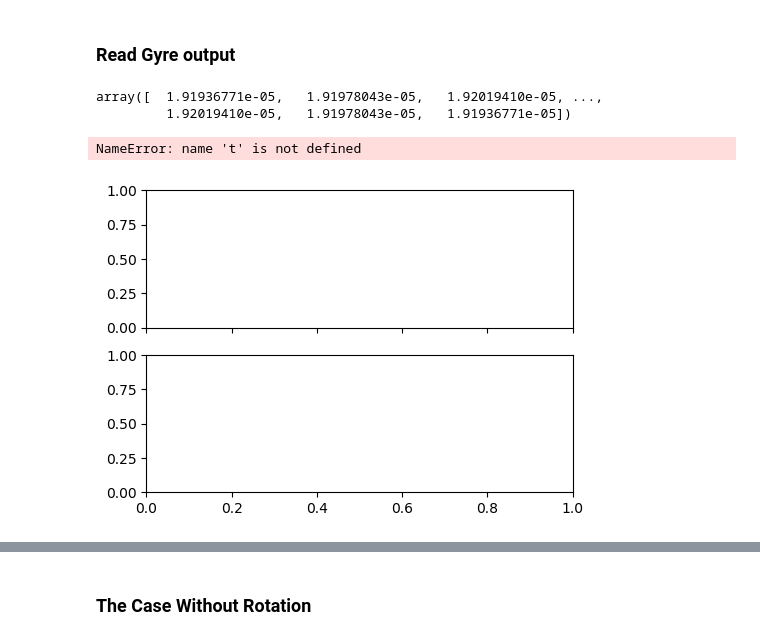
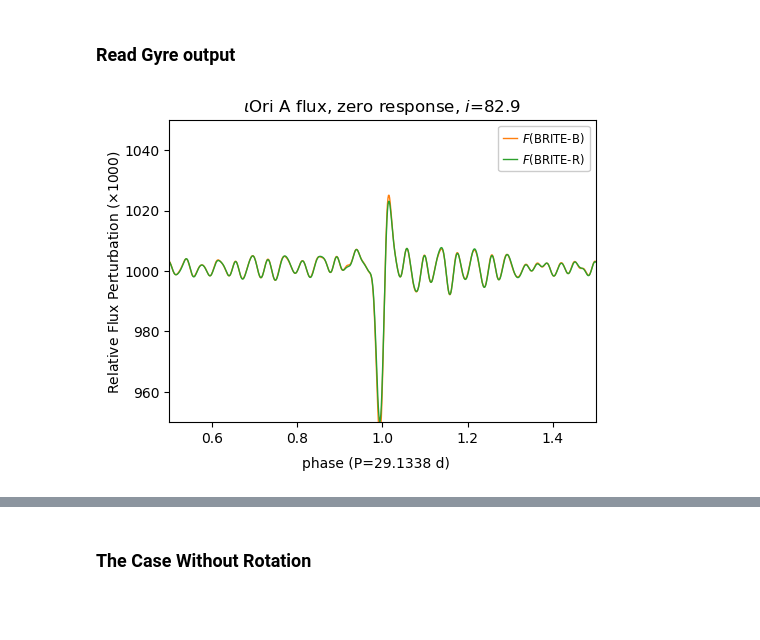
Before and after one commit to aaronesque/gyre-lc, a Jupyter notebook: gyre-lc/iOri-lightcurve.ipynb, the cells around one changed output, grey strips where cells are left out. Saved outputs shown, nothing was run; the diff lists cells and outputs as text; code cells hidden in the pictures; blank space fills up the shorter version.

```diff
--- a/gyre-lc/iOri-lightcurve.ipynb
+++ b/gyre-lc/iOri-lightcurve.ipynb
@@ -120,7 +134,7 @@ class resp_coeffs:
 # %%
 class atm_coeffs:
 
-    def __init__ (self, intensity_file, inlist_file):
+    def __init__ (self, intensity_file):
 
         self.data = self.read_intensity(intensity_file)
 
@@ -621,5 +589,0 @@ refl4 = np.array([irr2.eval_irrad(tau, 1.0/omega_orb) for tau in t])
-# %%
-refl1
-# %% [output]
-array([  1.91936771e-05,   1.91978043e-05,   1.92019410e-05, ...,
-         1.92019410e-05,   1.91978043e-05,   1.91936771e-05])
@@ -626,31 +593,36 @@ array([  1.91936771e-05,   1.91978043e-05,   1.92019410e-05, ...,
+# %%
+obs = observer(bin_iori)
+omega_orb = 0.034324440099733095
+#bin_iori.orbit['Omega_orb']
+# %%
+# Evaluate fourier terms
+
+inc = 82.9
+omega = 122.2
+x = 'BRITE-B'
+
+t = np.linspace(-0.2/omega_orb, 2.2/omega_orb, 2001)
+
+flux_1 = obs.find_flux(inc, omega, 'BRITE-B', t)
+flux_2 = obs.find_flux(inc, omega, 'BRITE-R', t)
 # %%
 # Plot
-fig, ax = plt.subplots(2,1, sharex=True, sharey=True, figsize=(5.5,4), dpi=100)
+fig, ax = plt.subplots(1,1, sharex=True, sharey=True, figsize=(5.5,4), dpi=100)
 
-ax[0].plot(t*omega_orb, (flux1+refl1 + flux2+refl2 + 1.0)*1000, c='C1', lw=1, label=r'$F$(total)')
+ax.plot(t*omega_orb, (flux_1 + 1.0)*1000, c='C1', lw=1, label=r'$F$(BRITE-B)')
+ax.plot(t*omega_orb, (flux_2 + 1.0)*1000, c='C2', lw=1, label=r'$F$(BRITE-R)')
 
-
-ax[1].plot(t*omega_orb, (refl1 +refl2 + 1.04)*1000, c='C4', lw=1, label=r'$F$(refls.)')
-
-ax[1].plot(t*omega_orb, (flux2 + 1.02)*1000, c='C3', lw=1, label=r'$F$(Ab)')
-
-ax[1].plot(t*omega_orb, (flux1 + 0.99)*1000, c='C2', lw=1, label=r'$F$(Aa)')
-
-#ax.plot(t*omega_orb, (flux3+refl3 + flux4+refl4 + 1.0)*1000, c='C1', lw=1, label='A')
-
-ax[0].set_xlim(0.5,1.5)
-ax[0].set_ylim(0.95*1000,1.05*1000)
+ax.set_xlim(0.5,1.5)
+ax.set_ylim(0.95*1000,1.05*1000)
 
 legend_style = {'framealpha':1.0, 'handlelength':1.2, 'handletextpad':0.5, 'fontsize':'small'}
-ax[0].legend(loc=1, **legend_style)
-ax[1].legend(loc=1, **legend_style)
+ax.legend(loc=1, **legend_style)
 
-ax[0].set_title(f'$\iota$Ori A flux, BRITE-B, $i$={inc}')
+ax.set_title(f'$\iota$Ori A flux, zero response, $i$={inc}')
 
 fig.text(0.01, 0.5, r'Relative Flux Perturbation ($\times 1000$)', va='center', rotation='vertical')
 fig.text(0.5, 0.01, f"phase (P={1./omega_orb:4.4f} d)", ha='center')
 
-fig.savefig(f'iOri_response-2.png')
+fig.savefig(f'iOri_flux_zero.png')
 # %% [output]
-NameError: name 't' is not defined
-[figure, old version]
+[figure, new version]
```
Also changed, not shown: parts of 11 cells of this notebook.
